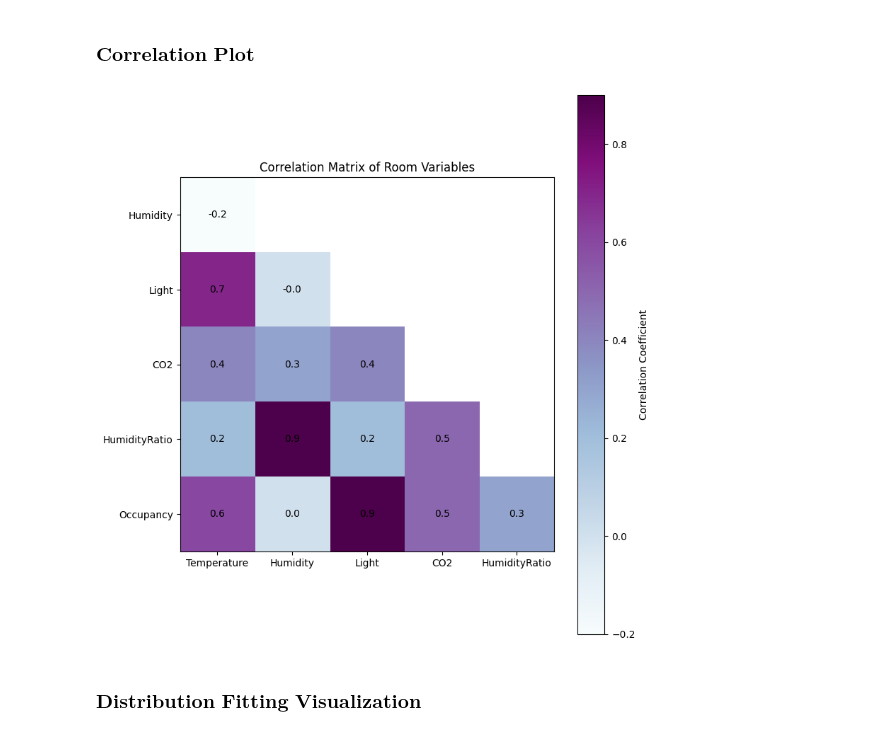
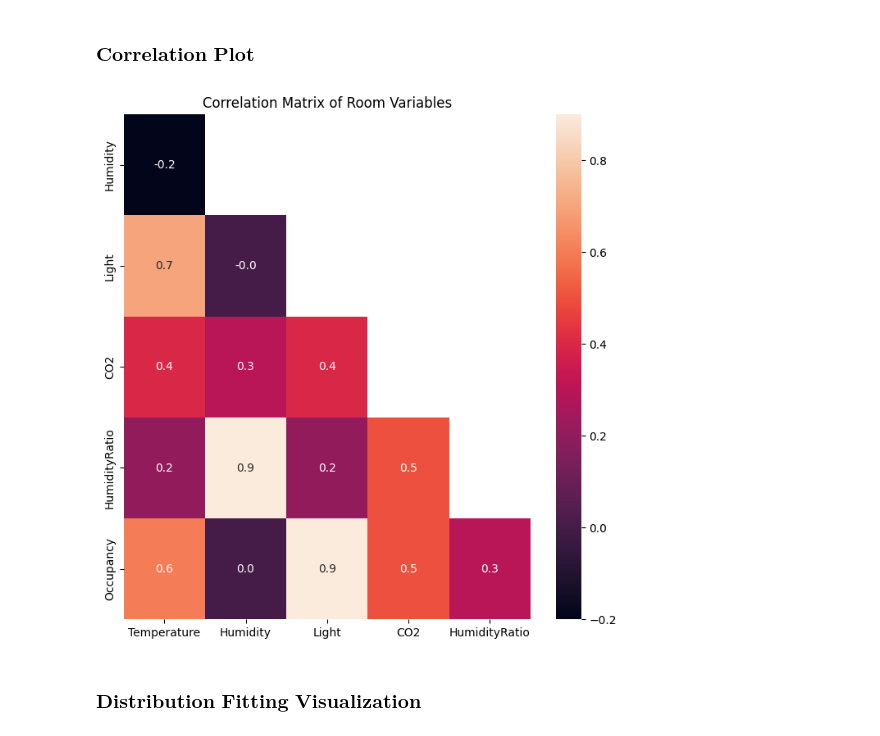
Before and after one commit to gerard-ompad/DATA_ANALYTICS, a Jupyter notebook: Assignments/Lecture_1_Assignment.ipynb, the cells around one changed output. Saved outputs shown, nothing was run; the diff lists cells and outputs as text; code cells hidden in the pictures.

```diff
--- a/Assignments/Lecture_1_Assignment.ipynb
+++ b/Assignments/Lecture_1_Assignment.ipynb
@@ -122,25 +118,17 @@ fig.show()
 # %%
 corr = df.corr().round(1)
 
 mask = np.zeros_like(corr, dtype=bool)
 mask[np.triu_indices_from(mask)] = True
 
 viz = corr.mask(mask).dropna(how='all').dropna(axis=1, how='all')
+
 plt.figure(figsize=(8, 8))
-plt.imshow(viz, cmap='BuPu')
-
-for i in range(len(viz)):
-    for j in range(len(viz)):
-        plt.text(j, i, f'{viz.values[i, j]:.1f}' if not np.isnan(viz.values[i, j]) else "", ha='center', va='center')
-
 plt.title('Correlation Matrix of Room Variables')
-plt.colorbar(label='Correlation Coefficient')
-plt.xticks(ticks=range(len(viz.columns)), labels=viz.columns)
-plt.yticks(ticks=range(len(viz.index)), labels=viz.index)
-plt.tight_layout()
+sns.heatmap(viz, annot=True, fmt=".1f")
 plt.show()
 # %% [output]
-[figure, old version]
+[figure, new version]
 # %% [markdown]
 ### $\textbf{Distribution Fitting Visualization}$
 # %% [markdown]
```
Also changed, not shown: parts of 3 cells of this notebook, 3 other files.
